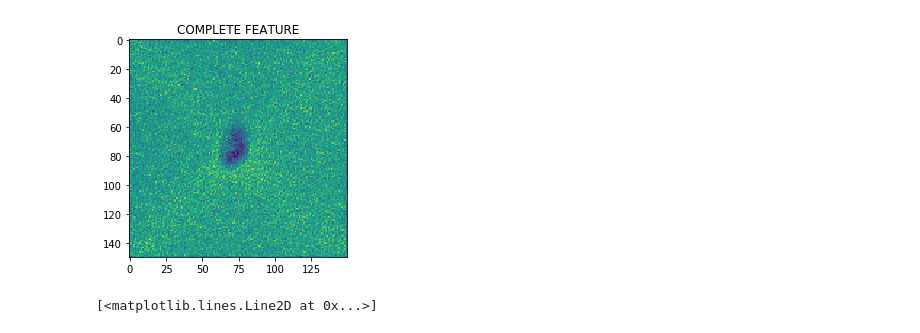
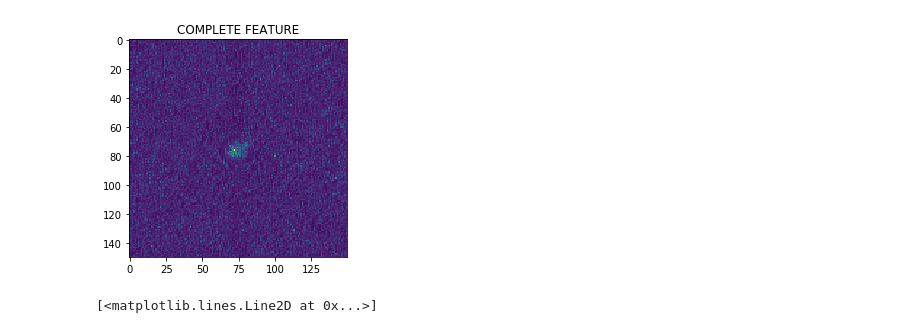
Before and after one commit to MoonVision/zeiss-apollo, a Jupyter notebook: vision/test_basic_convs.ipynb, the cells around one changed output. Cells and saved outputs as stored; diff of their text form; code cells hidden in the pictures.

```diff
--- a/vision/test_basic_convs.ipynb
+++ b/vision/test_basic_convs.ipynb
@@ -75,16 +67,13 @@ def plot_pred(img, label):
-# %%
-def get_label(ds, k:int) -> str:
-    return {v:k for k,v in ds.class_to_idx.items()}[k]
 # %%
-x, cls = ds_eval[11]
+x, cls = ds_eval[10]
 x = x.unsqueeze(0)
 label = get_label(ds, cls)
 
-y_mask = m(x).data.cpu().squeeze(1)[0].numpy()
-plot_pred(x.numpy().squeeze(), label+" INPUT")
-plot_pred(y_mask, label)
+y_mask = F.softmax(m(x), dim=2).data.cpu().squeeze(1)
+#plot_pred(x.numpy().squeeze(), label+" INPUT")
+plot_pred(y_mask[0].numpy(), label)
 # %% [output]
-[figure, old version]
+[figure, new version]
 # %%
 def loss_hinge(result_sum, min_sum:float = 2000, max_sum:float = 6000):
     loss = F.relu(result_sum - max_sum) + \
```
Also changed, not shown: parts of 14 cells of this notebook, 4 other files.
